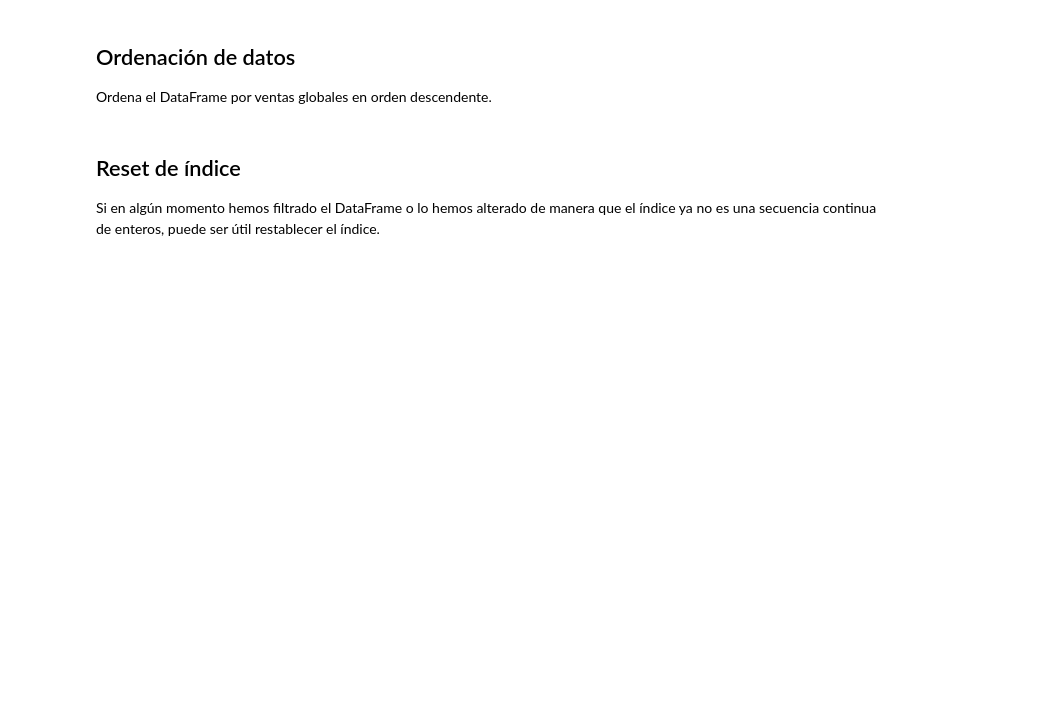
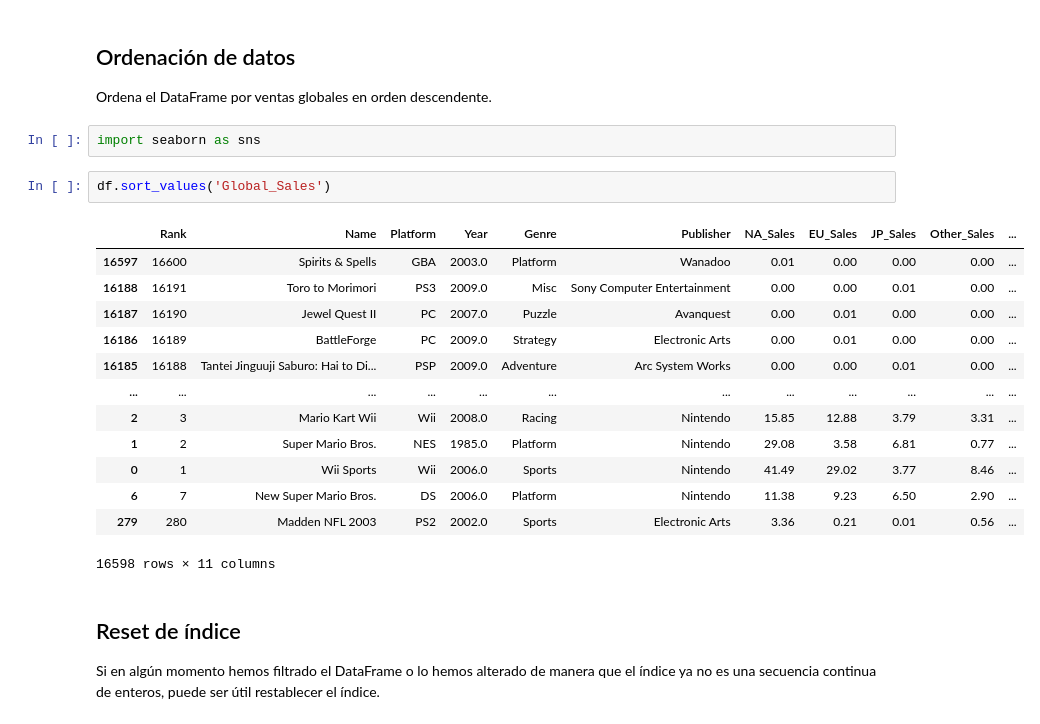
Before and after one commit to nyainamalala/curso_analisis_MalalaKamoryNyAina, a Jupyter notebook: m4-pandas/4.Pandas_Caso_Practico.ipynb, the cells around one changed output. Saved outputs shown, nothing was run; the diff lists cells and outputs as text; blank space fills up the shorter version.

```diff
--- a/m4-pandas/4.Pandas_Caso_Practico.ipynb
+++ b/m4-pandas/4.Pandas_Caso_Practico.ipynb
@@ -168,6 +277,24 @@ Cuenta cuántos juegos comienzan con cada letra.
 ## Ordenación de datos
 
 Ordena el DataFrame por ventas globales en orden descendente.
+# %%
+import seaborn as sns
+# %%
+df.sort_values('Global_Sales')
+# %% [output]
+|  | Rank | Name | Platform | Year | Genre | Publisher | NA_Sales | EU_Sales | JP_Sales | Other_Sales | ... |
+| 16597 | 16600 | Spirits & Spells | GBA | 2003.0 | Platform | Wanadoo | 0.01 | 0.00 | 0.00 | 0.00 | ... |
+| 16188 | 16191 | Toro to Morimori | PS3 | 2009.0 | Misc | Sony Computer Entertainment | 0.00 | 0.00 | 0.01 | 0.00 | ... |
+| 16187 | 16190 | Jewel Quest II | PC | 2007.0 | Puzzle | Avanquest | 0.00 | 0.01 | 0.00 | 0.00 | ... |
+| 16186 | 16189 | BattleForge | PC | 2009.0 | Strategy | Electronic Arts | 0.00 | 0.01 | 0.00 | 0.00 | ... |
+| 16185 | 16188 | Tantei Jinguuji Saburo: Hai to Di... | PSP | 2009.0 | Adventure | Arc System Works | 0.00 | 0.00 | 0.01 | 0.00 | ... |
+| ... | ... | ... | ... | ... | ... | ... | ... | ... | ... | ... | ... |
+| 2 | 3 | Mario Kart Wii | Wii | 2008.0 | Racing | Nintendo | 15.85 | 12.88 | 3.79 | 3.31 | ... |
+| 1 | 2 | Super Mario Bros. | NES | 1985.0 | Platform | Nintendo | 29.08 | 3.58 | 6.81 | 0.77 | ... |
+| 0 | 1 | Wii Sports | Wii | 2006.0 | Sports | Nintendo | 41.49 | 29.02 | 3.77 | 8.46 | ... |
+| 6 | 7 | New Super Mario Bros. | DS | 2006.0 | Platform | Nintendo | 11.38 | 9.23 | 6.50 | 2.90 | ... |
+| 279 | 280 | Madden NFL 2003 | PS2 | 2002.0 | Sports | Electronic Arts | 3.36 | 0.21 | 0.01 | 0.56 | ... |
+16598 rows × 11 columns
 # %% [markdown]
 ## Reset de índice
 
```
Also changed, not shown: parts of 15 cells of this notebook.
